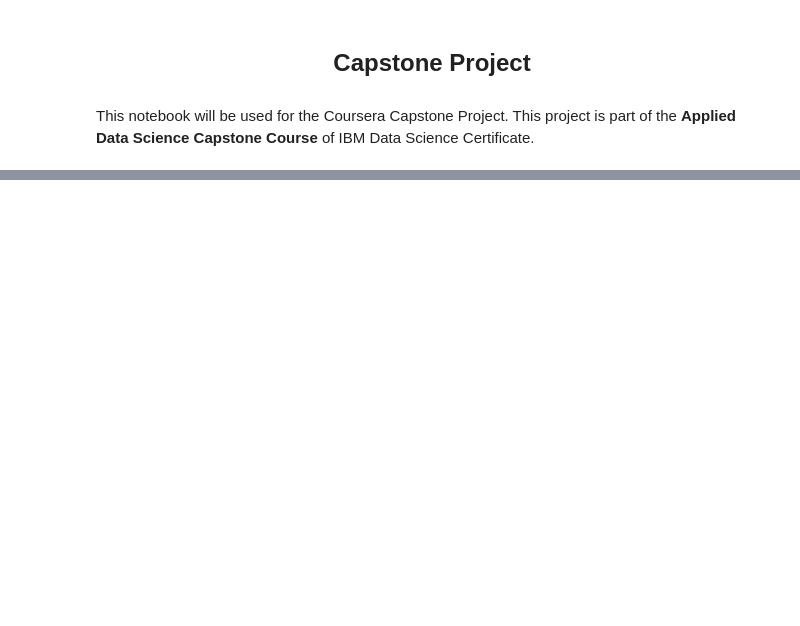
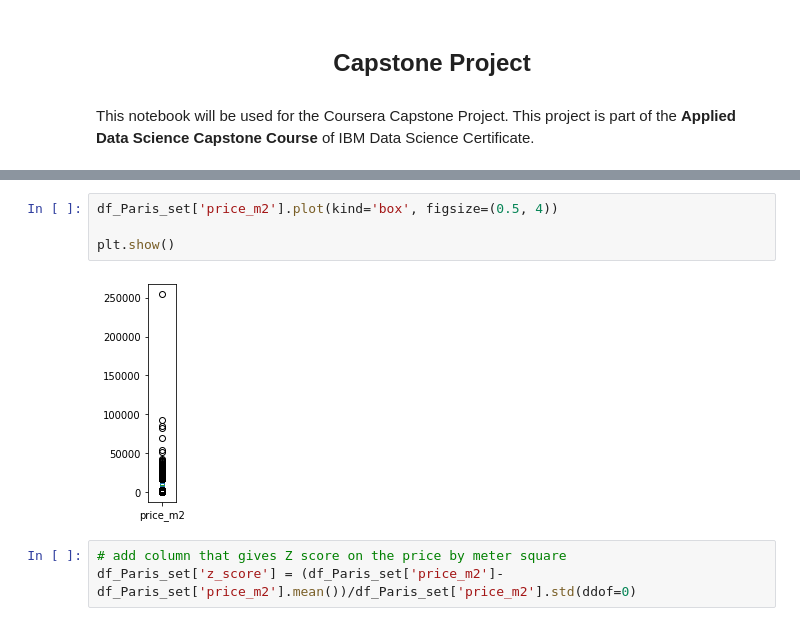
Before and after one commit to Box-01/Coursera_Capstone, a Jupyter notebook: Capstone_Project.ipynb, the cells around one changed output, grey strips where cells are left out. Saved outputs shown, nothing was run; the diff lists cells and outputs as text; blank space fills up the shorter version.

```diff
--- a/Capstone_Project.ipynb
+++ b/Capstone_Project.ipynb
@@ -15,0 +696,9 @@ Hello Capstone Project Course!
+# %%
+df_Paris_set['price_m2'].plot(kind='box', figsize=(0.5, 4))
+
+plt.show()
+# %% [output]
+[figure, added]
+# %%
+# add column that gives Z score on the price by meter square
+df_Paris_set['z_score'] = (df_Paris_set['price_m2']-df_Paris_set['price_m2'].mean())/df_Paris_set['price_m2'].std(ddof=0)
```
Also changed, not shown: parts of 166 cells of this notebook.
